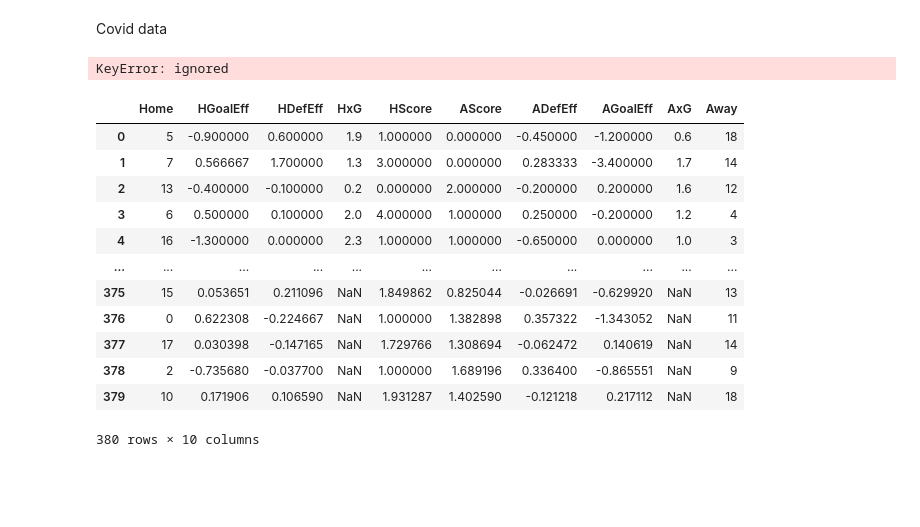
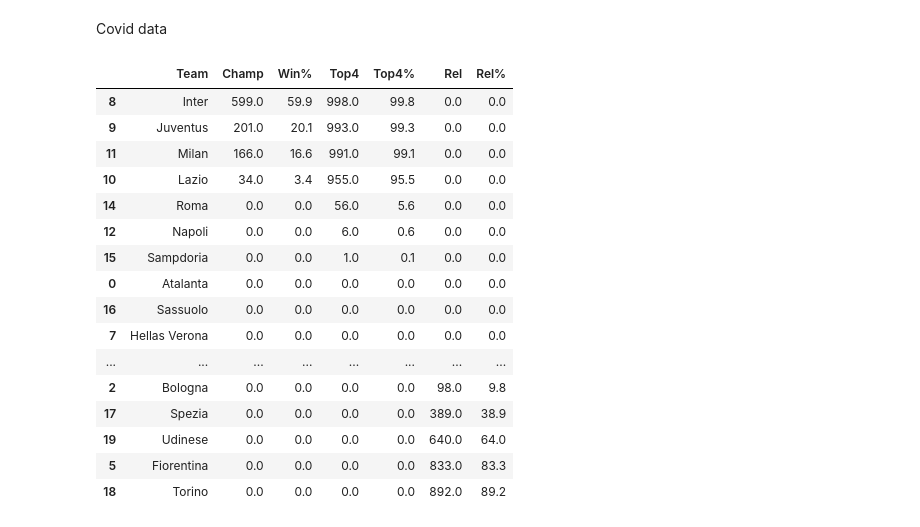
Before and after one commit to enderunknown222/MA, a Jupyter notebook: MA4550_Project_ver0.4.ipynb, the cells around one changed output. Cells and saved outputs as stored; diff of their text form; code cells hidden in the pictures; blank space fills up the shorter version.

```diff
--- a/MA4550_Project_ver0.4.ipynb
+++ b/MA4550_Project_ver0.4.ipynb
@@ -800,7 +800,7 @@ accleaderboard
 # %% [markdown]
 Covid data
 # %%
-y=100
+y=1000
 results3 = data2.iloc[:,1:7]
 Name=['Atalanta','Benevento','Bologna','Cagliari','Crotone','Fiorentina','Genoa','Hellas Verona','Inter','Juventus','Lazio','Milan','Napoli','Parma','Roma','Sampdoria','Sassuolo','Spezia','Torino','Udinese']
 for i in range(380):
@@ -816,8 +816,6 @@ results3.insert(6,'ADefEff',np.zeros(380), True)
 results3.insert(6,'ACovid',np.zeros(380), True)
 GoalEff=[np.arange(20),np.zeros(20),np.zeros(20),np.zeros(20),np.zeros(20)]
 DefEff=[np.arange(20),np.zeros(20),np.zeros(20),np.zeros(20),np.zeros(20)]
-cov=[np.arange(20),np.zeros(20)]
-
 aclb = {'Team': Name,
   'Champ':np.zeros(20),
   'Champ%':np.zeros(20),
@@ -826,7 +824,7 @@ aclb = {'Team': Name,
   'Rel':np.zeros(20),
   'Rel%':np.zeros(20)
     }
-
+cov=[np.arange(20),np.zeros(20)]
 covid=coviddata
 for i in range(380):
   for j in range(2):
@@ -836,8 +834,8 @@ for i in range(380):
     if j==1:
       k='ACovid'
       l='Away'
-    newresults3[k][i]=covid[results3[2]][cov[results3[2]][1]]
-    cov[results3[l]][1]+=1
+    results3[k][i]=covid[str(results3[l][i])][cov[1][results3[l][i]]]
+    cov[1][results3[l][i]]+=1
 
 for i in range(x):
   if results3['HScore'][i]==0:
@@ -938,47 +936,47 @@ for a in range(y):#model
         leaderboard3['Win'][newresults3['Home'][i]]+=1
         leaderboard3['Pts'][newresults3['Home'][i]]+=3
         leaderboard3['Loss'][newresults3['Away'][i]]+=1
         leaderboard3['Pts'][newresults3['Away'][i]]+=0
       if newresults3['HScore'][i]==newresults3['AScore'][i]:
         leaderboard3['Draw'][newresults3['Home'][i]]+=1
         leaderboard3['Pts'][newresults3['Home'][i]]+=1
         leaderboard3['Draw'][newresults3['Away'][i]]+=1
         leaderboard3['Pts'][newresults3['Away'][i]]+=1
       if newresults3['HScore'][i]<newresults3['AScore'][i]:
         leaderboard3['Loss'][newresults3['Home'][i]]+=1
         leaderboard3['Pts'][newresults3['Home'][i]]+=0
         leaderboard3['Win'][newresults3['Away'][i]]+=1
         leaderboard3['Pts'][newresults3['Away'][i]]+=3
     c=leaderboard3.loc[leaderboard3['Pts'].idxmax(), 'Team']
     aclb['Champ'][c]+=1
     for l in range(4):
       d=leaderboard3.nlargest(4,'Pts')['Team'].iloc[l]
       aclb['Top4'][d]+=1
     for l in range(3):
       d=leaderboard3.nsmallest(3,'Pts')['Team'].iloc[l]
       aclb['Rel'][d]+=1
 accleaderboard = pd.DataFrame(aclb, columns= ['Team','Champ','Win%','Top4','Top4%','Rel','Rel%'])
 accleaderboard['Win%']=accleaderboard['Champ']/y*100
 accleaderboard['Top4%']=accleaderboard['Top4']/y*100
 accleaderboard['Rel%']=accleaderboard['Rel']/y*100
 accleaderboard.sort_values(by=['Rel'],inplace=True, ascending=True)
 accleaderboard.sort_values(by=['Champ','Top4'],inplace=True, ascending=False)
 accleaderboard
 # %% [output]
-KeyError: ignored
+|  | Team | Champ | Win% | Top4 | Top4% | Rel | Rel% |
+| 8 | Inter | 599.0 | 59.9 | 998.0 | 99.8 | 0.0 | 0.0 |
+| 9 | Juventus | 201.0 | 20.1 | 993.0 | 99.3 | 0.0 | 0.0 |
+| 11 | Milan | 166.0 | 16.6 | 991.0 | 99.1 | 0.0 | 0.0 |
+| 10 | Lazio | 34.0 | 3.4 | 955.0 | 95.5 | 0.0 | 0.0 |
+| 14 | Roma | 0.0 | 0.0 | 56.0 | 5.6 | 0.0 | 0.0 |
+| 12 | Napoli | 0.0 | 0.0 | 6.0 | 0.6 | 0.0 | 0.0 |
+| 15 | Sampdoria | 0.0 | 0.0 | 1.0 | 0.1 | 0.0 | 0.0 |
+| 0 | Atalanta | 0.0 | 0.0 | 0.0 | 0.0 | 0.0 | 0.0 |
+| 16 | Sassuolo | 0.0 | 0.0 | 0.0 | 0.0 | 0.0 | 0.0 |
+| 7 | Hellas Verona | 0.0 | 0.0 | 0.0 | 0.0 | 0.0 | 0.0 |
+| ... | ... | ... | ... | ... | ... | ... | ... |
+| 2 | Bologna | 0.0 | 0.0 | 0.0 | 0.0 | 98.0 | 9.8 |
+| 17 | Spezia | 0.0 | 0.0 | 0.0 | 0.0 | 389.0 | 38.9 |
+| 19 | Udinese | 0.0 | 0.0 | 0.0 | 0.0 | 640.0 | 64.0 |
+| 5 | Fiorentina | 0.0 | 0.0 | 0.0 | 0.0 | 833.0 | 83.3 |
+| 18 | Torino | 0.0 | 0.0 | 0.0 | 0.0 | 892.0 | 89.2 |
-# %%
-results3
-# %% [output]
-|  | Home | HGoalEff | HDefEff | HxG | HScore | AScore | ADefEff | AGoalEff | AxG | Away |
-| 0 | 5 | -0.900000 | 0.600000 | 1.9 | 1.000000 | 0.000000 | -0.450000 | -1.200000 | 0.6 | 18 |
-| 1 | 7 | 0.566667 | 1.700000 | 1.3 | 3.000000 | 0.000000 | 0.283333 | -3.400000 | 1.7 | 14 |
-| 2 | 13 | -0.400000 | -0.100000 | 0.2 | 0.000000 | 2.000000 | -0.200000 | 0.200000 | 1.6 | 12 |
-| 3 | 6 | 0.500000 | 0.100000 | 2.0 | 4.000000 | 1.000000 | 0.250000 | -0.200000 | 1.2 | 4 |
-| 4 | 16 | -1.300000 | 0.000000 | 2.3 | 1.000000 | 1.000000 | -0.650000 | 0.000000 | 1.0 | 3 |
-| ... | ... | ... | ... | ... | ... | ... | ... | ... | ... | ... |
-| 375 | 15 | 0.053651 | 0.211096 | NaN | 1.849862 | 0.825044 | -0.026691 | -0.629920 | NaN | 13 |
-| 376 | 0 | 0.622308 | -0.224667 | NaN | 1.000000 | 1.382898 | 0.357322 | -1.343052 | NaN | 11 |
-| 377 | 17 | 0.030398 | -0.147165 | NaN | 1.729766 | 1.308694 | -0.062472 | 0.140619 | NaN | 14 |
-| 378 | 2 | -0.735680 | -0.037700 | NaN | 1.000000 | 1.689196 | 0.336400 | -0.865551 | NaN | 9 |
-| 379 | 10 | 0.171906 | 0.106590 | NaN | 1.931287 | 1.402590 | -0.121218 | 0.217112 | NaN | 18 |
-380 rows × 10 columns
```
Also changed, not shown: parts of 1 cell of this notebook.
